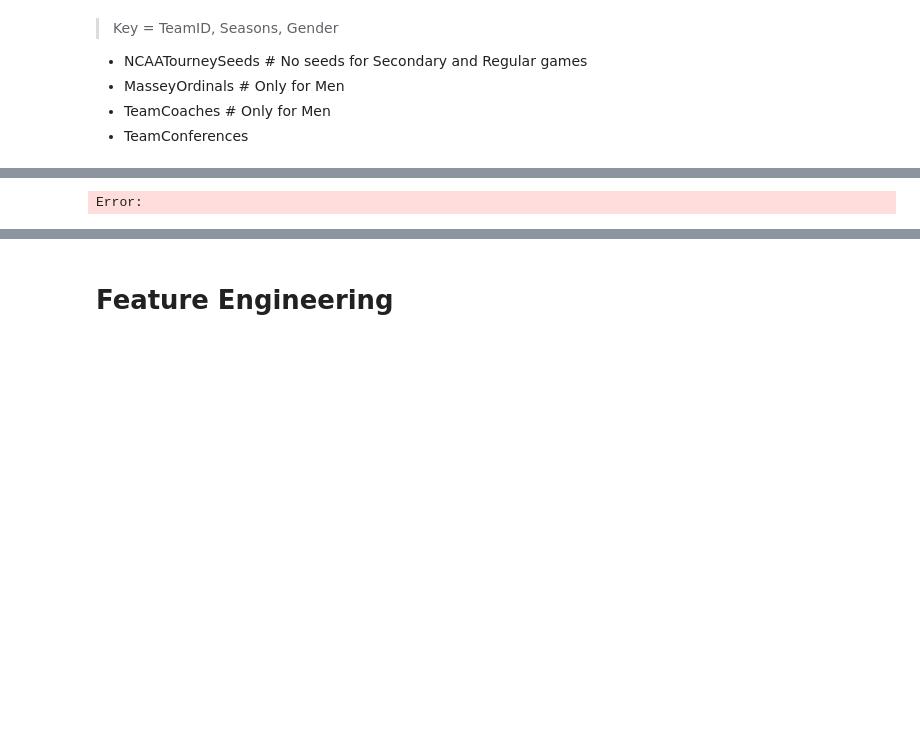
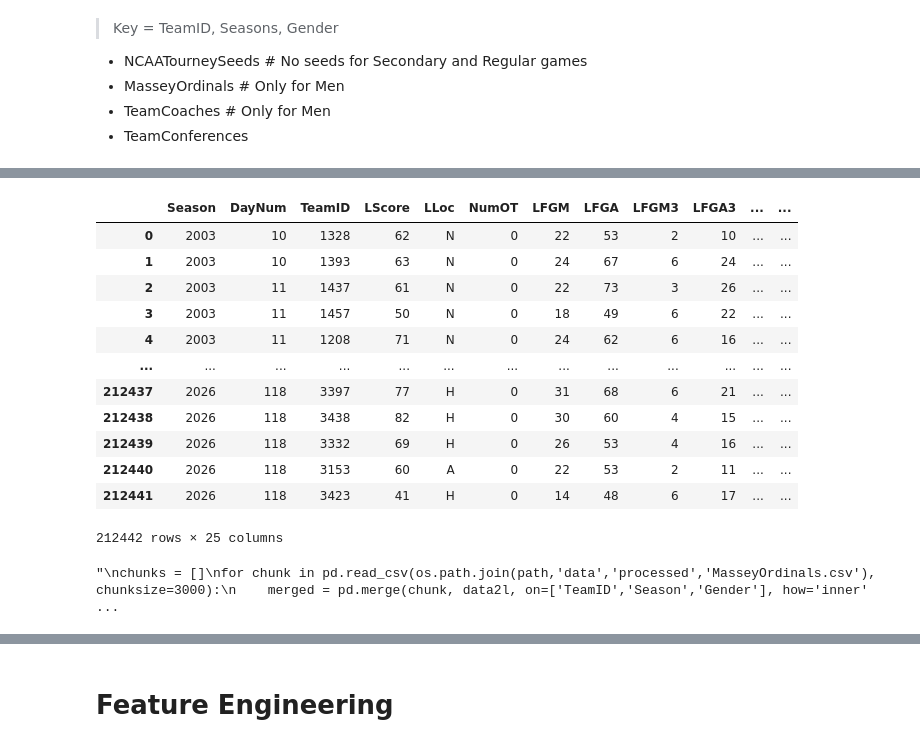
Before and after one commit to Sanket-g-75/March-Machine-Learning-Mania-2026, a Jupyter notebook: notebooks/data.ipynb, the cells around one changed output, grey strips where cells are left out. Saved outputs shown, nothing was run; the diff lists cells and outputs as text; code cells hidden in the pictures; blank space fills up the shorter version.

Commit message:
Worked on arranging the data. Feature Engineering next

```diff
--- a/notebooks/data.ipynb
+++ b/notebooks/data.ipynb
@@ -205,7 +200,7 @@ data = data.merge(conferencetourneygames,on=['Season','DayNum','WTeamID','LTeamI
 # %%
 # Regular
-data2 = regular.merge(cities,on=['Season','DayNum','WTeamID','LTeamID','Gender'],how='left')
-data2 = data2.merge(conferencetourneygames,on=['Season','DayNum','WTeamID','LTeamID','Gender'],how='left')
+# data2 = regular.merge(cities,on=['Season','DayNum','WTeamID','LTeamID','Gender'],how='left')
+# data2 = data2.merge(conferencetourneygames,on=['Season','DayNum','WTeamID','LTeamID','Gender'],how='left')
 # %%
 data
 # %% [output]
@@ -249,4 +244,16 @@ Index(['Season', 'DayNum', 'WTeamID', 'WScore', 'LTeamID', 'LScore', 'WLoc',
       dtype='object')
+# %%
+def ground(row):
+    if row['WLoc'] == 'H':
+        return 'A'
+    elif row['WLoc'] == 'A':
+        return 'H'
+    else:
+        return 'N'
+
+
+data['LLoc'] = data.apply(ground,axis=1)
+data2['LLoc'] = data2.apply(ground,axis=1)
 # %%
 # first I will have to separate winners and losers
 dataw = data[['Season', 'DayNum', 'WTeamID', 'WScore', 'WLoc',
@@ -268,11 +270,11 @@ See the caveats in the documentation: https://pandas.pydata.org/pandas-docs/stab
 
 data2w = data2[['Season', 'DayNum', 'WTeamID', 'WScore', 'WLoc',
        'NumOT', 'WFGM', 'WFGA', 'WFGM3', 'WFGA3', 'WFTM', 'WFTA', 'WOR', 'WDR',
-       'WAst', 'WTO', 'WStl', 'WBlk', 'WPF','Gender', 'CRType', 'CityID', 'ConfAbbrev']]
+       'WAst', 'WTO', 'WStl', 'WBlk', 'WPF','Gender']]
 
-data2l = data2[['Season', 'DayNum','LTeamID', 'LScore',
+data2l = data2[['Season', 'DayNum','LTeamID', 'LScore','LLoc',
               'NumOT', 'LFGM', 'LFGA', 'LFGM3', 'LFGA3','LFTM', 'LFTA', 'LOR', 'LDR',
-              'LAst', 'LTO', 'LStl', 'LBlk', 'LPF','Gender', 'CRType', 'CityID', 'ConfAbbrev']]
+              'LAst', 'LTO', 'LStl', 'LBlk', 'LPF','Gender']]
 
 data2w.rename(columns={'WTeamID':'TeamID'},inplace=True)
 data2l.rename(columns={'LTeamID':'TeamID'},inplace=True)
@@ -293,4 +290,2 @@ massey = pd.read_csv(os.path.join(path,'data','processed','MasseyOrdinals.csv'))
 teamcoaches = pd.read_csv(os.path.join(path,'data','processed','Coaches.csv'))
 teamconferences = pd.read_csv(os.path.join(path,'data','processed','TeamConfereces.csv'))
-# %%
-teamconferences.drop(columns='Unnamed: 0',inplace=True)
@@ -317,8 +316,33 @@ MemoryError: Unable to allocate 2.62 GiB for an array with shape (4, 87925840) a
+# %%
+data2l
+# %% [output]
+|  | Season | DayNum | TeamID | LScore | LLoc | NumOT | LFGM | LFGA | LFGM3 | LFGA3 | ... | ... |
+| 0 | 2003 | 10 | 1328 | 62 | N | 0 | 22 | 53 | 2 | 10 | ... | ... |
+| 1 | 2003 | 10 | 1393 | 63 | N | 0 | 24 | 67 | 6 | 24 | ... | ... |
+| 2 | 2003 | 11 | 1437 | 61 | N | 0 | 22 | 73 | 3 | 26 | ... | ... |
+| 3 | 2003 | 11 | 1457 | 50 | N | 0 | 18 | 49 | 6 | 22 | ... | ... |
+| 4 | 2003 | 11 | 1208 | 71 | N | 0 | 24 | 62 | 6 | 16 | ... | ... |
+| ... | ... | ... | ... | ... | ... | ... | ... | ... | ... | ... | ... | ... |
+| 212437 | 2026 | 118 | 3397 | 77 | H | 0 | 31 | 68 | 6 | 21 | ... | ... |
+| 212438 | 2026 | 118 | 3438 | 82 | H | 0 | 30 | 60 | 4 | 15 | ... | ... |
+| 212439 | 2026 | 118 | 3332 | 69 | H | 0 | 26 | 53 | 4 | 16 | ... | ... |
+| 212440 | 2026 | 118 | 3153 | 60 | A | 0 | 22 | 53 | 2 | 11 | ... | ... |
+| 212441 | 2026 | 118 | 3423 | 41 | H | 0 | 14 | 48 | 6 | 17 | ... | ... |
+212442 rows × 25 columns
 # %%
+'''
 chunks = []
 for chunk in pd.read_csv(os.path.join(path,'data','processed','MasseyOrdinals.csv'), chunksize=3000):
     merged = pd.merge(chunk, data2l, on=['TeamID','Season','Gender'], how='inner')
     chunks.append(merged)
 data2l = pd.concat(chunks, ignore_index=True)
+
+chunks = []
+for chunk in pd.read_csv(os.path.join(path,'data','processed','MasseyOrdinals.csv'), chunksize=500000):
+    merged = pd.merge(chunk, data2w, on=['TeamID','Season','Gender'], how='inner')
+    chunks.append(merged)
+data2w = pd.concat(chunks, ignore_index=True)
+
+'''
 # %% [output]
-Error:
+"\nchunks = []\nfor chunk in pd.read_csv(os.path.join(path,'data','processed','MasseyOrdinals.csv'), chunksize=3000):\n    merged = pd.merge(chunk, data2l, on=['TeamID','Season','Gender'], how='inner' ...
```
Also changed, not shown: parts of 34 cells of this notebook.
